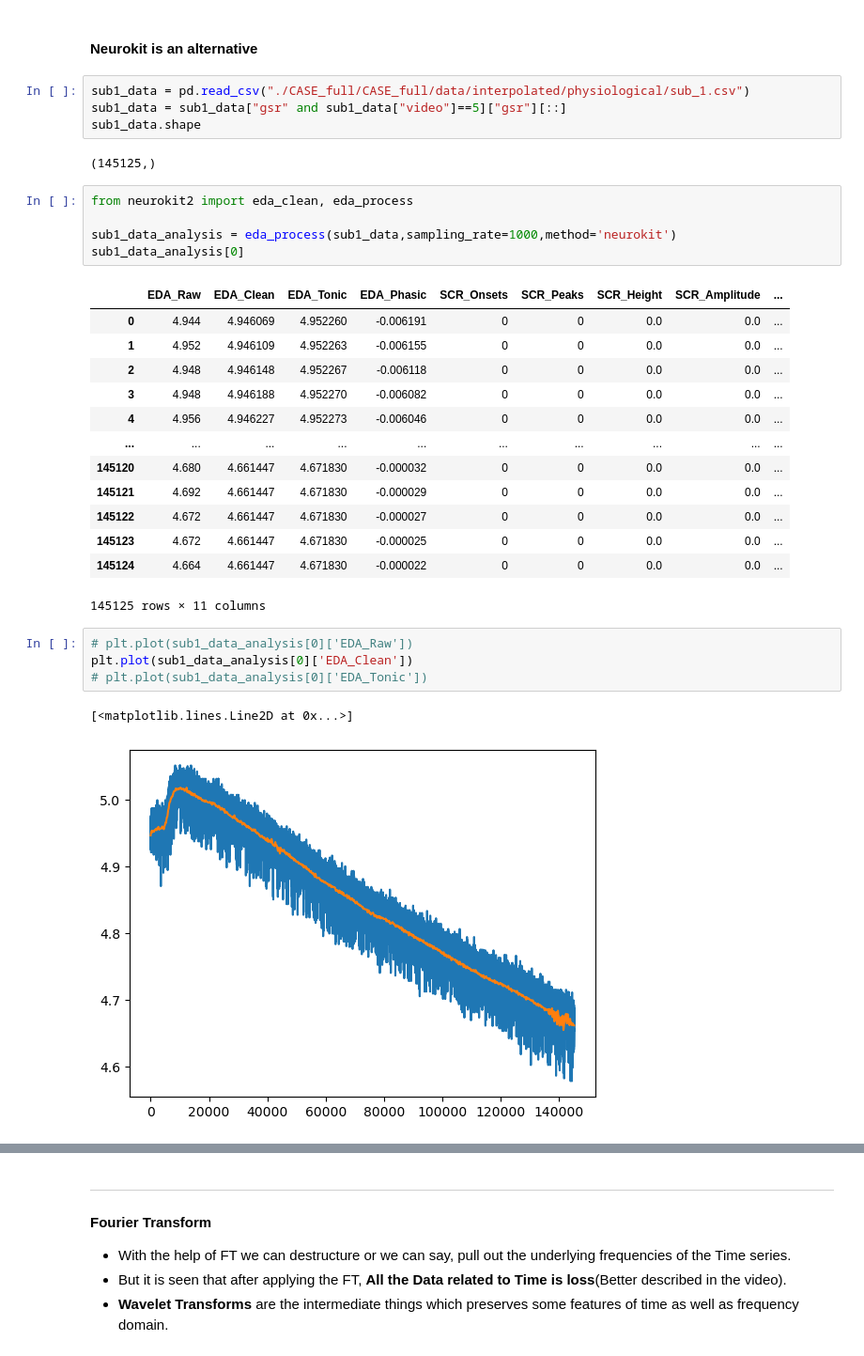
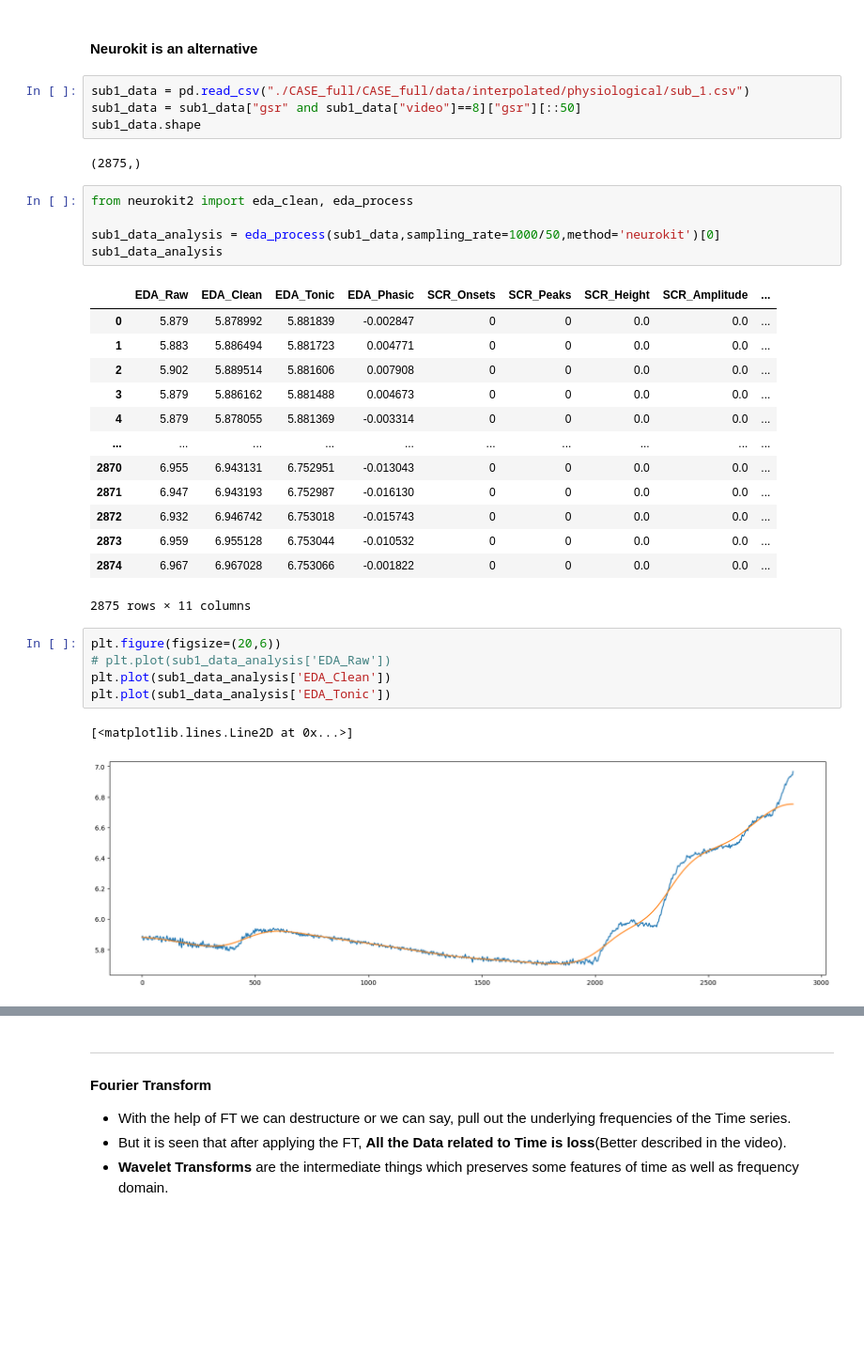
Before and after one commit to Dhyanesh-Panchal/GSR-research-and-stress-detection, a Jupyter notebook: Notes.ipynb, the cells around one changed output, grey strips where cells are left out. Shown at 94% size. Cells and saved outputs as stored; diff of their text form; blank space fills up the shorter version.

Commit message:
Introduced the actual processing step in Preprocessing.ipynb

```diff
--- a/Notes.ipynb
+++ b/Notes.ipynb
@@ -92,35 +92,36 @@ If I am not wrong this is the phasic component.
 #### Neurokit is an alternative
 # %%
 sub1_data = pd.read_csv("./CASE_full/CASE_full/data/interpolated/physiological/sub_1.csv")
-sub1_data = sub1_data["gsr" and sub1_data["video"]==5]["gsr"][::]
+sub1_data = sub1_data["gsr" and sub1_data["video"]==8]["gsr"][::50]
 sub1_data.shape
 # %% [output]
-(145125,)
+(2875,)
 # %%
 from neurokit2 import eda_clean, eda_process
 
-sub1_data_analysis = eda_process(sub1_data,sampling_rate=1000,method='neurokit')
-sub1_data_analysis[0]
+sub1_data_analysis = eda_process(sub1_data,sampling_rate=1000/50,method='neurokit')[0]
+sub1_data_analysis
 # %% [output]
 |  | EDA_Raw | EDA_Clean | EDA_Tonic | EDA_Phasic | SCR_Onsets | SCR_Peaks | SCR_Height | SCR_Amplitude | ... |
-| 0 | 4.944 | 4.946069 | 4.952260 | -0.006191 | 0 | 0 | 0.0 | 0.0 | ... |
-| 1 | 4.952 | 4.946109 | 4.952263 | -0.006155 | 0 | 0 | 0.0 | 0.0 | ... |
-| 2 | 4.948 | 4.946148 | 4.952267 | -0.006118 | 0 | 0 | 0.0 | 0.0 | ... |
-| 3 | 4.948 | 4.946188 | 4.952270 | -0.006082 | 0 | 0 | 0.0 | 0.0 | ... |
-| 4 | 4.956 | 4.946227 | 4.952273 | -0.006046 | 0 | 0 | 0.0 | 0.0 | ... |
+| 0 | 5.879 | 5.878992 | 5.881839 | -0.002847 | 0 | 0 | 0.0 | 0.0 | ... |
+| 1 | 5.883 | 5.886494 | 5.881723 | 0.004771 | 0 | 0 | 0.0 | 0.0 | ... |
+| 2 | 5.902 | 5.889514 | 5.881606 | 0.007908 | 0 | 0 | 0.0 | 0.0 | ... |
+| 3 | 5.879 | 5.886162 | 5.881488 | 0.004673 | 0 | 0 | 0.0 | 0.0 | ... |
+| 4 | 5.879 | 5.878055 | 5.881369 | -0.003314 | 0 | 0 | 0.0 | 0.0 | ... |
 | ... | ... | ... | ... | ... | ... | ... | ... | ... | ... |
-| 145120 | 4.680 | 4.661447 | 4.671830 | -0.000032 | 0 | 0 | 0.0 | 0.0 | ... |
-| 145121 | 4.692 | 4.661447 | 4.671830 | -0.000029 | 0 | 0 | 0.0 | 0.0 | ... |
-| 145122 | 4.672 | 4.661447 | 4.671830 | -0.000027 | 0 | 0 | 0.0 | 0.0 | ... |
-| 145123 | 4.672 | 4.661447 | 4.671830 | -0.000025 | 0 | 0 | 0.0 | 0.0 | ... |
-| 145124 | 4.664 | 4.661447 | 4.671830 | -0.000022 | 0 | 0 | 0.0 | 0.0 | ... |
+| 2870 | 6.955 | 6.943131 | 6.752951 | -0.013043 | 0 | 0 | 0.0 | 0.0 | ... |
+| 2871 | 6.947 | 6.943193 | 6.752987 | -0.016130 | 0 | 0 | 0.0 | 0.0 | ... |
+| 2872 | 6.932 | 6.946742 | 6.753018 | -0.015743 | 0 | 0 | 0.0 | 0.0 | ... |
+| 2873 | 6.959 | 6.955128 | 6.753044 | -0.010532 | 0 | 0 | 0.0 | 0.0 | ... |
+| 2874 | 6.967 | 6.967028 | 6.753066 | -0.001822 | 0 | 0 | 0.0 | 0.0 | ... |
-145125 rows × 11 columns
+2875 rows × 11 columns
 # %%
-# plt.plot(sub1_data_analysis[0]['EDA_Raw'])
-plt.plot(sub1_data_analysis[0]['EDA_Clean'])
-# plt.plot(sub1_data_analysis[0]['EDA_Tonic'])
+plt.figure(figsize=(20,6))
+# plt.plot(sub1_data_analysis['EDA_Raw'])
+plt.plot(sub1_data_analysis['EDA_Clean'])
+plt.plot(sub1_data_analysis['EDA_Tonic'])
 # %% [output]
 [<matplotlib.lines.Line2D at 0x...>]
-[figure, old version]
+[figure, new version]
 # %%
 plt.figure(figsize=(20,6))
```
Also changed, not shown: parts of 6 cells of this notebook, 1 other file.
